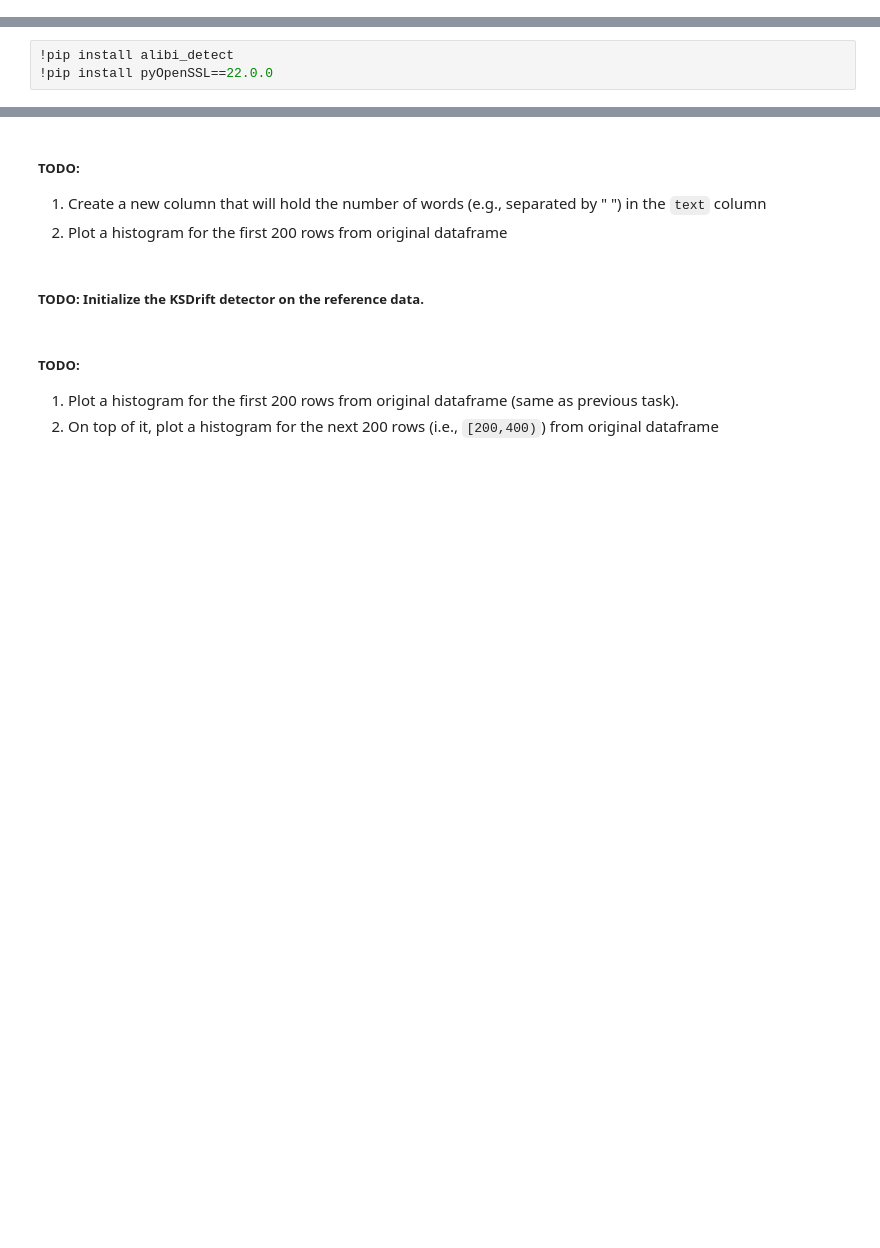
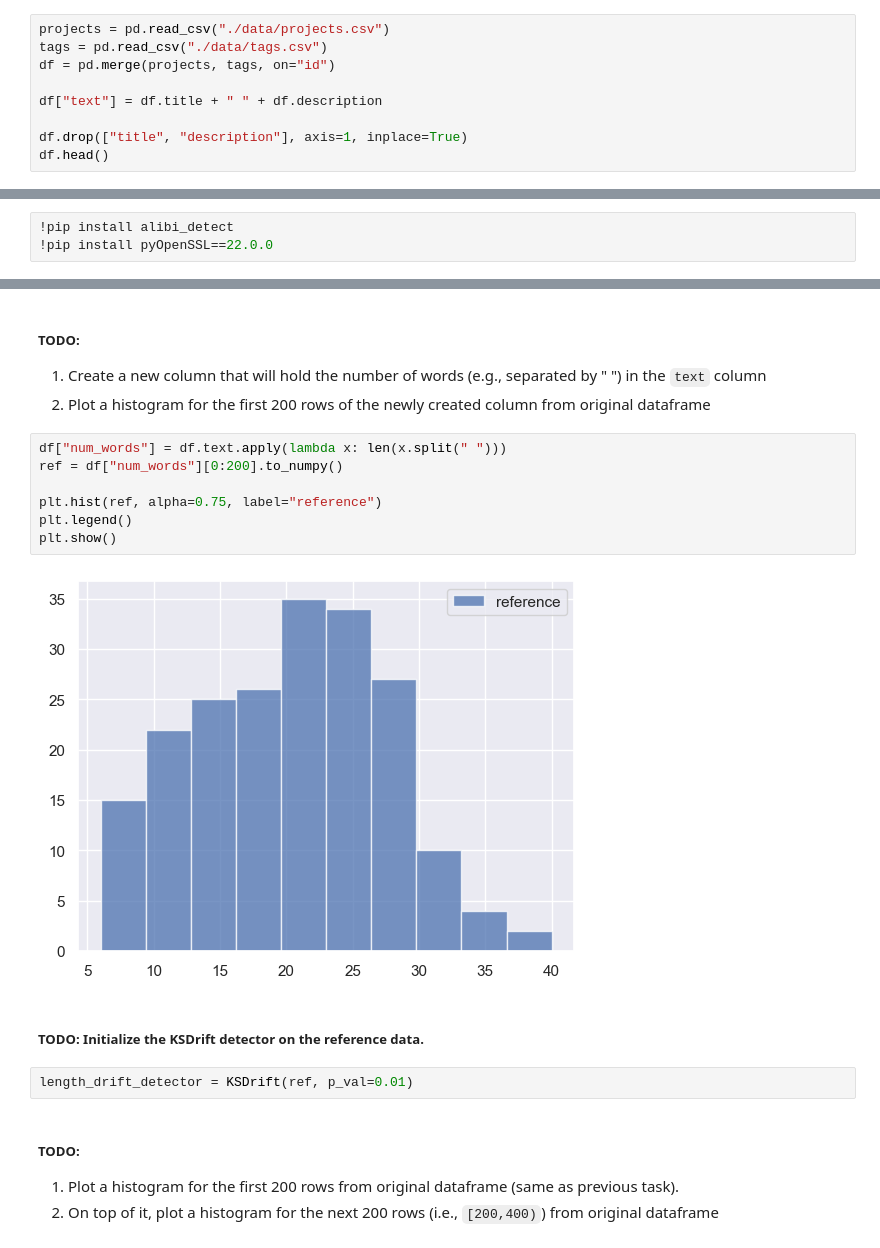
Before and after one commit to AMMI-2024/mlops-course, a Jupyter notebook: 6day/lab/code/monitoring_alibi_detect_tasks.ipynb, the cells around one changed output, grey strips where cells are left out. Saved outputs shown, nothing was run; the diff lists cells and outputs as text; blank space fills up the shorter version.

```diff
--- a/6day/lab/code/monitoring_alibi_detect_tasks.ipynb
+++ b/6day/lab/code/monitoring_alibi_detect_tasks.ipynb
@@ -86,3 +98,12 @@ from urllib.request import urlopen
 1. Read the `projects` and `tags` files and join them into a `combined` dataframe.
 2. Create a new column called `text` where you will place the `title` and `description` joined with a space character -- `{title} {description}`.
 3. Drop the `title` and `description` columns.
+# %%
+projects = pd.read_csv("./data/projects.csv")
+tags = pd.read_csv("./data/tags.csv")
+df = pd.merge(projects, tags, on="id")
+
+df["text"] = df.title + " " + df.description
+
+df.drop(["title", "description"], axis=1, inplace=True)
+df.head()
@@ -104,9 +134,20 @@ from alibi_detect.cd import KSDrift
 # %% [markdown]
 ##### **TODO**:
 1. Create a new column that will hold the number of words (e.g., separated by " ") in the `text` column
-2. Plot a histogram for the first 200 rows from original dataframe
+2. Plot a histogram for the first 200 rows of the newly created column from original dataframe
+# %%
+df["num_words"] = df.text.apply(lambda x: len(x.split(" ")))
+ref = df["num_words"][0:200].to_numpy()
+
+plt.hist(ref, alpha=0.75, label="reference")
+plt.legend()
+plt.show()
+# %% [output]
+[figure, added]
 # %% [markdown]
 ##### **TODO:** Initialize the KSDrift detector on the reference data.
+# %%
+length_drift_detector = KSDrift(ref, p_val=0.01)
 # %% [markdown]
 ##### **TODO:**
 1. Plot a histogram for the first 200 rows from original dataframe (same as previous task).
```
Also changed, not shown: parts of 13 cells of this notebook.
